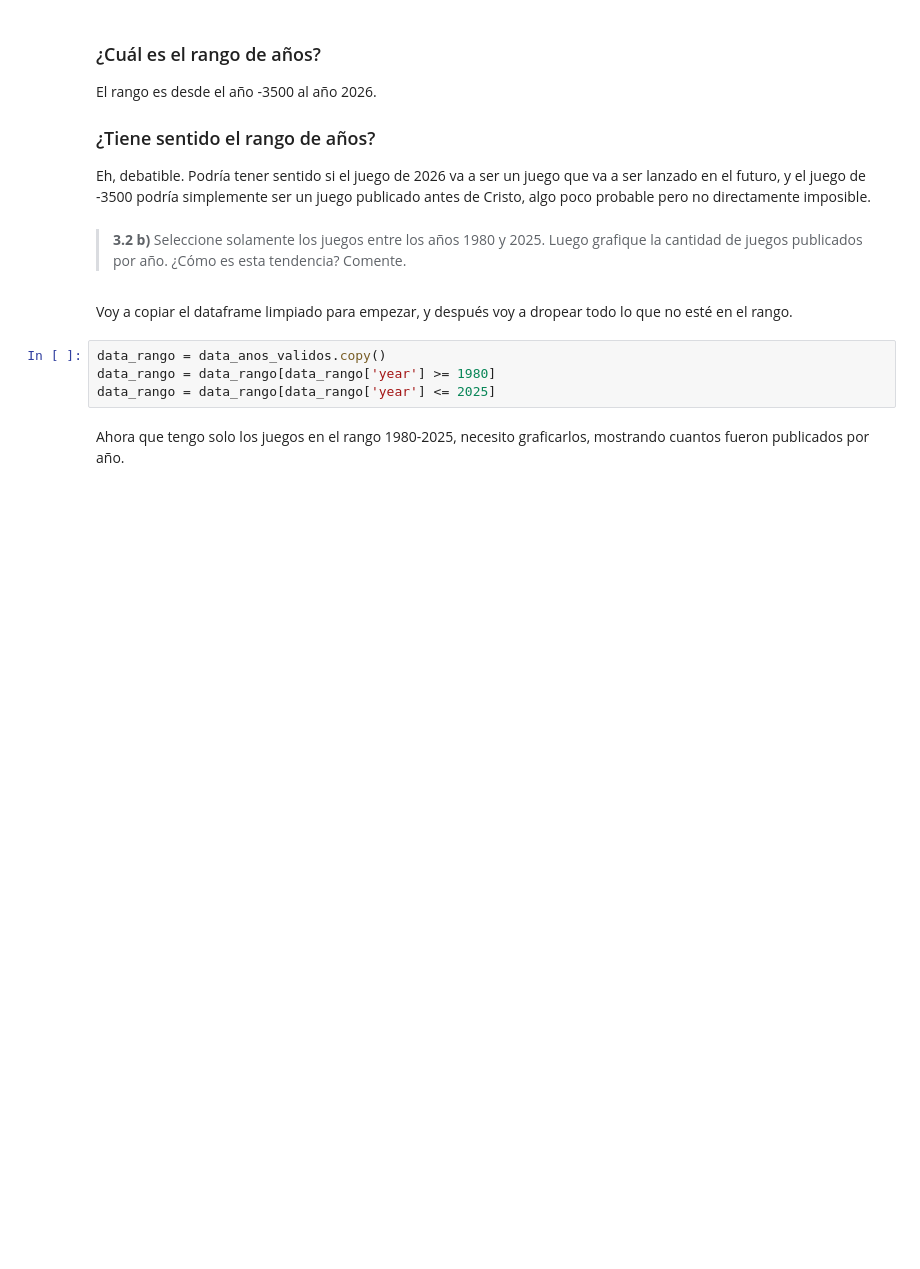
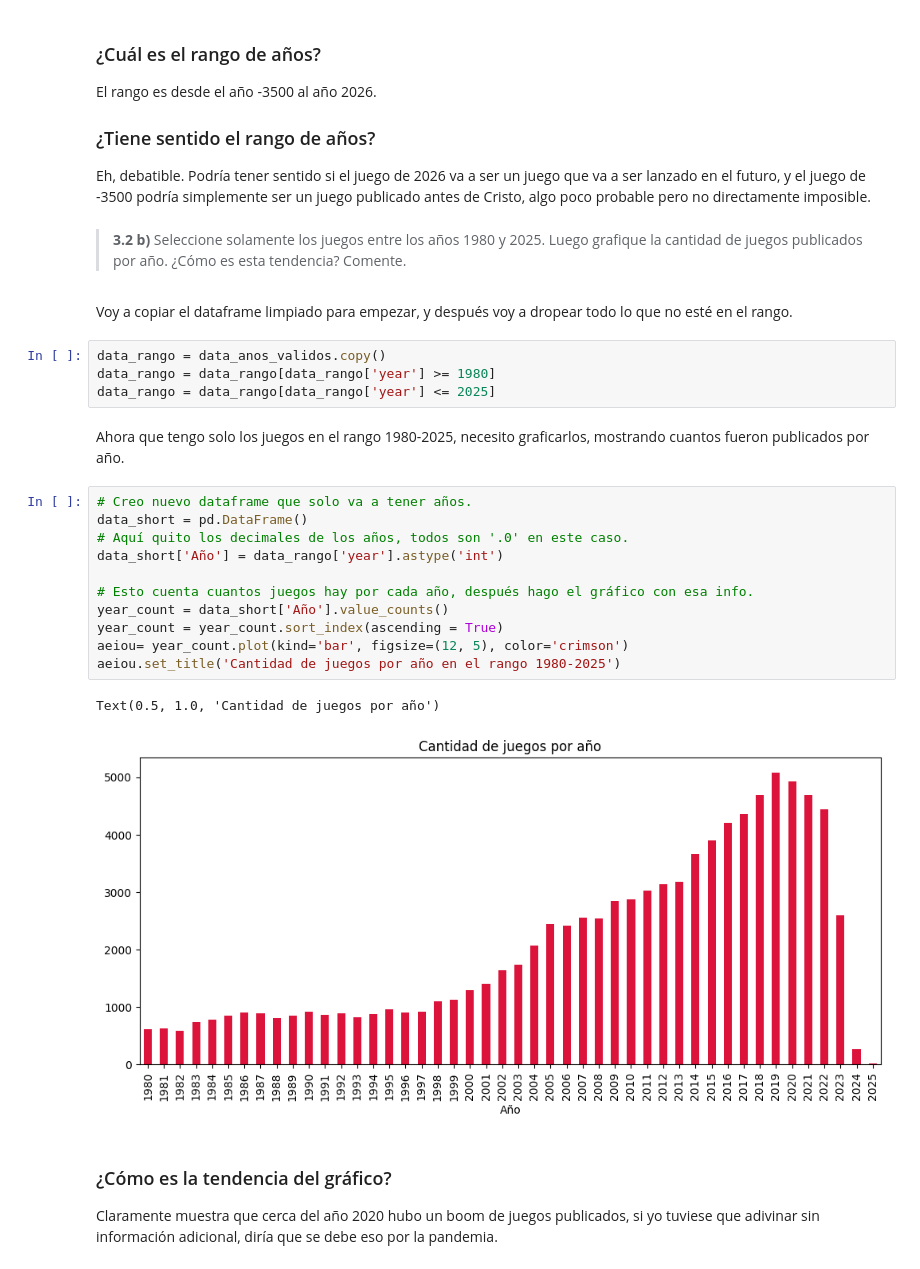
Before and after one commit to FlyingTank233/IMT2200-BENJAMIN-URRA, a Jupyter notebook: Tareas/T1/notebook_T1.ipynb, the cells around one changed output. Saved outputs shown, nothing was run; the diff lists cells and outputs as text; blank space fills up the shorter version.

```diff
--- a/Tareas/T1/notebook_T1.ipynb
+++ b/Tareas/T1/notebook_T1.ipynb
@@ -179,3 +179,20 @@ data_rango = data_rango[data_rango['year'] >= 1980]
 data_rango = data_rango[data_rango['year'] <= 2025]
 # %% [markdown]
 Ahora que tengo solo los juegos en el rango 1980-2025, necesito graficarlos, mostrando cuantos fueron publicados por año.
+# %%
+# Creo nuevo dataframe que solo va a tener años.
+data_short = pd.DataFrame()
+# Aquí quito los decimales de los años, todos son '.0' en este caso.
+data_short['Año'] = data_rango['year'].astype('int')
+
+# Esto cuenta cuantos juegos hay por cada año, después hago el gráfico con esa info.
+year_count = data_short['Año'].value_counts()
+year_count = year_count.sort_index(ascending = True)
+aeiou= year_count.plot(kind='bar', figsize=(12, 5), color='crimson')
+aeiou.set_title('Cantidad de juegos por año en el rango 1980-2025')
+# %% [output]
+Text(0.5, 1.0, 'Cantidad de juegos por año')
+[figure, added]
+# %% [markdown]
+### ¿Cómo es la tendencia del gráfico?
+Claramente muestra que cerca del año 2020 hubo un boom de juegos publicados, si yo tuviese que adivinar sin información adicional, diría que se debe eso por la pandemia.
```
